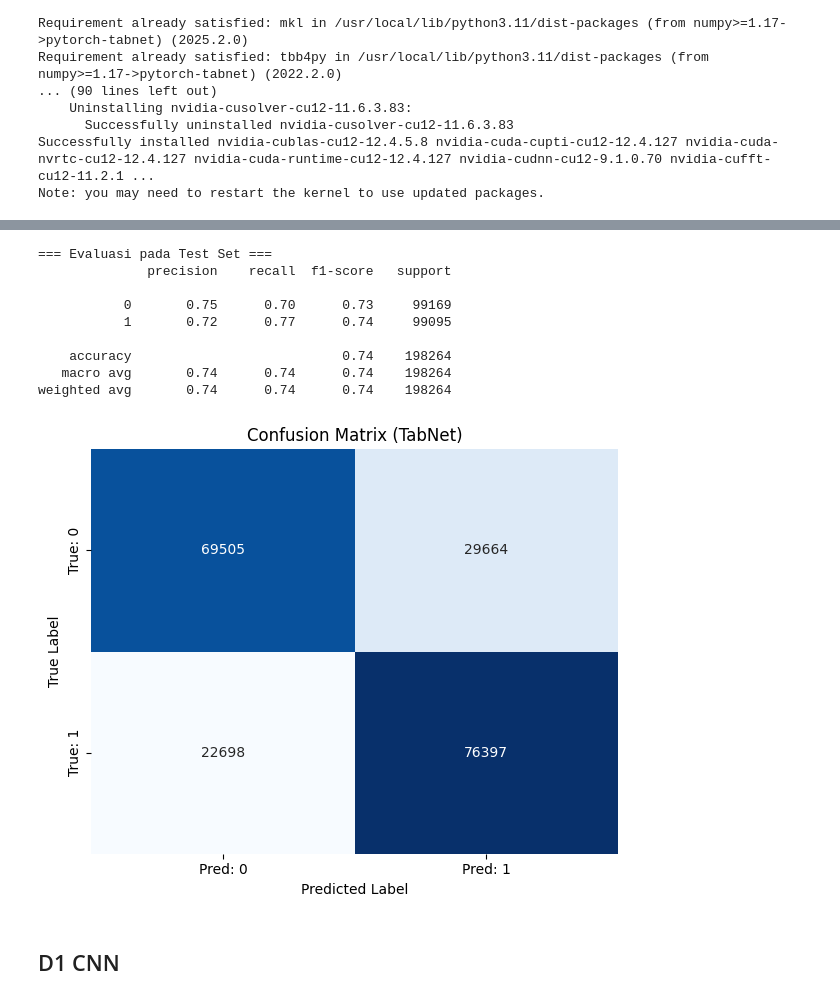
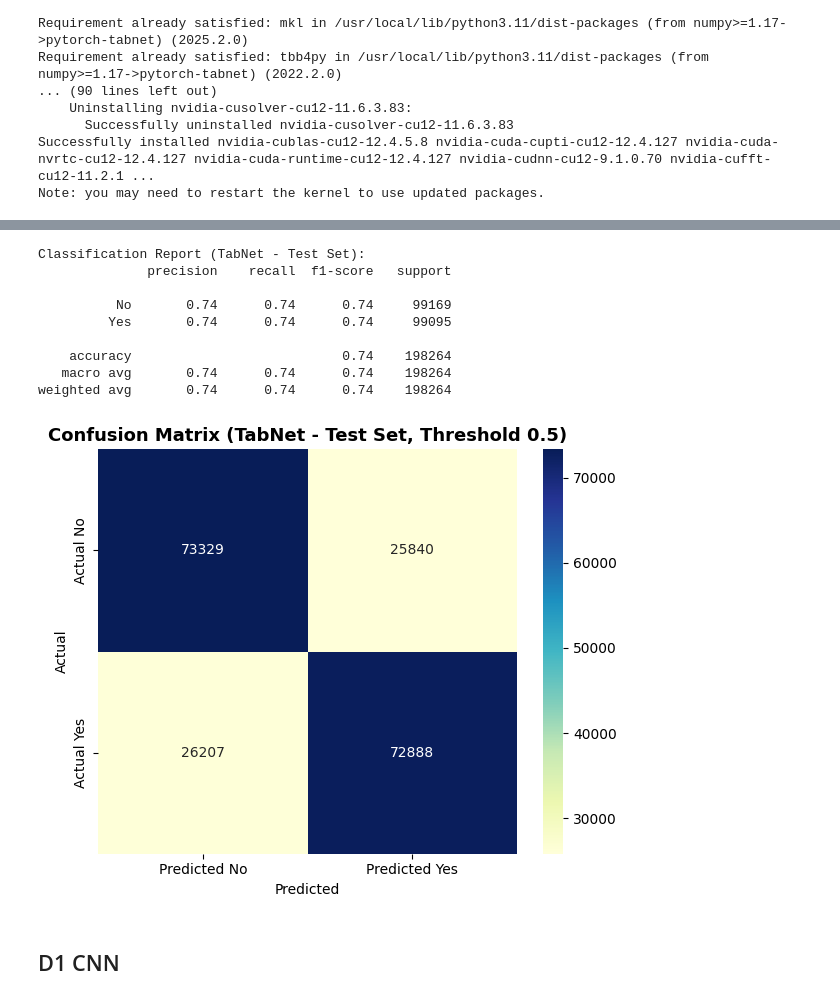
Before and after one commit to retnnoo/smoking_drinking_classification, a Jupyter notebook: classification-of-alcohol-drinkers.ipynb, the cells around one changed output, grey strips where cells are left out. Drawn from its saved outputs; the diff is of its cells as text; code cells hidden in the pictures.

Commit message:
Kaggle Notebook | classification _of _alcohol _drinkers | Version 3

```diff
--- a/classification-of-alcohol-drinkers.ipynb
+++ b/classification-of-alcohol-drinkers.ipynb
@@ -330,15 +323,3 @@ Name: count, dtype: int64
 # Model
 # %% [markdown]
 ## Random Forest
-# %%
-from sklearn.ensemble import RandomForestClassifier
-from sklearn.metrics import classification_report, confusion_matrix
-
-# Latih model di data train
-model = RandomForestClassifier(random_state=42)
-model.fit(X_train_bal, y_train_bal)
-
-# Prediksi di test
-y_test_pred = model.predict(X_test)
-print("=== Evaluasi pada Test Set ===")
-print(classification_report(y_test, y_test_pred))
@@ -432,0 +380,11 @@ Early stopping occurred at epoch 34 with best_epoch = 14 and best_val_auc = 0.66
+# %%
+import torch
+from pytorch_tabnet.tab_model import TabNetClassifier
+
+X_train_np = X_train_bal.to_numpy().astype('float32')
+X_val_np = X_val.to_numpy().astype('float32')
+X_test_np = X_test.to_numpy().astype('float32')
+
+y_train_np = y_train_bal.to_numpy().astype('int64')
+y_val_np = y_val.to_numpy().astype('int64')
+y_test_np = y_test.to_numpy().astype('int64')
@@ -433,33 +437,34 @@ Early stopping occurred at epoch 34 with best_epoch = 14 and best_val_auc = 0.66
 # %%
 from sklearn.metrics import classification_report, confusion_matrix
+import seaborn as sns
+import matplotlib.pyplot as plt
 
-y_test_pred = tabnet_model.predict(X_test_np)
+y_test_pred = (tabnet_model.predict_proba(X_test_np)[:, 1] > 0.5).astype(int)
 
-print("=== Evaluasi pada Test Set ===")
-print(classification_report(y_test_np, y_test_pred))
+print("Classification Report (TabNet - Test Set):")
+print(classification_report(y_test_np, y_test_pred, target_names=['No', 'Yes']))
 
 cm = confusion_matrix(y_test_np, y_test_pred)
-
 plt.figure(figsize=(6, 5))
-sns.heatmap(cm, annot=True, fmt='d', cmap='Blues', cbar=False,
-            xticklabels=['Pred: 0', 'Pred: 1'],
-            yticklabels=['True: 0', 'True: 1'])
-plt.title('Confusion Matrix (TabNet)')
-plt.xlabel('Predicted Label')
-plt.ylabel('True Label')
+sns.heatmap(cm, annot=True, fmt='d', cmap='YlGnBu',
+            xticklabels=['Predicted No', 'Predicted Yes'],
+            yticklabels=['Actual No', 'Actual Yes'])
+plt.title('Confusion Matrix (TabNet - Test Set, Threshold 0.5)', fontsize=13, fontweight='bold')
+plt.xlabel('Predicted')
+plt.ylabel('Actual')
 plt.tight_layout()
 plt.show()
 # %% [output]
-=== Evaluasi pada Test Set ===
+Classification Report (TabNet - Test Set):
               precision    recall  f1-score   support
 
-           0       0.75      0.70      0.73     99169
-           1       0.72      0.77      0.74     99095
+          No       0.74      0.74      0.74     99169
+         Yes       0.74      0.74      0.74     99095
 
     accuracy                           0.74    198264
    macro avg       0.74      0.74      0.74    198264
 weighted avg       0.74      0.74      0.74    198264
-[figure, old version]
+[figure, new version]
 # %% [markdown]
 ## D1 CNN
 # %%
```
Also changed, not shown: parts of 15 cells of this notebook.
